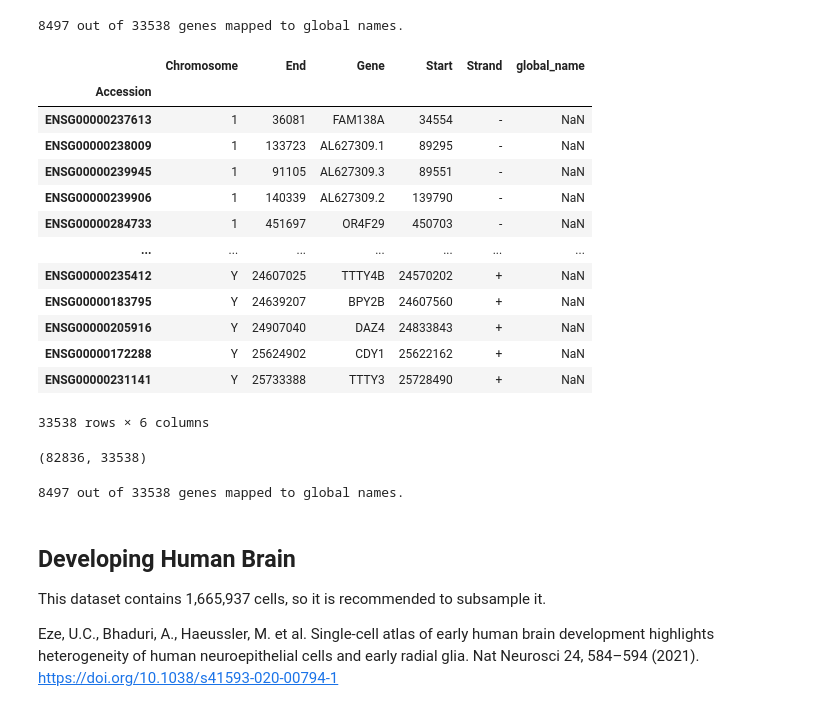
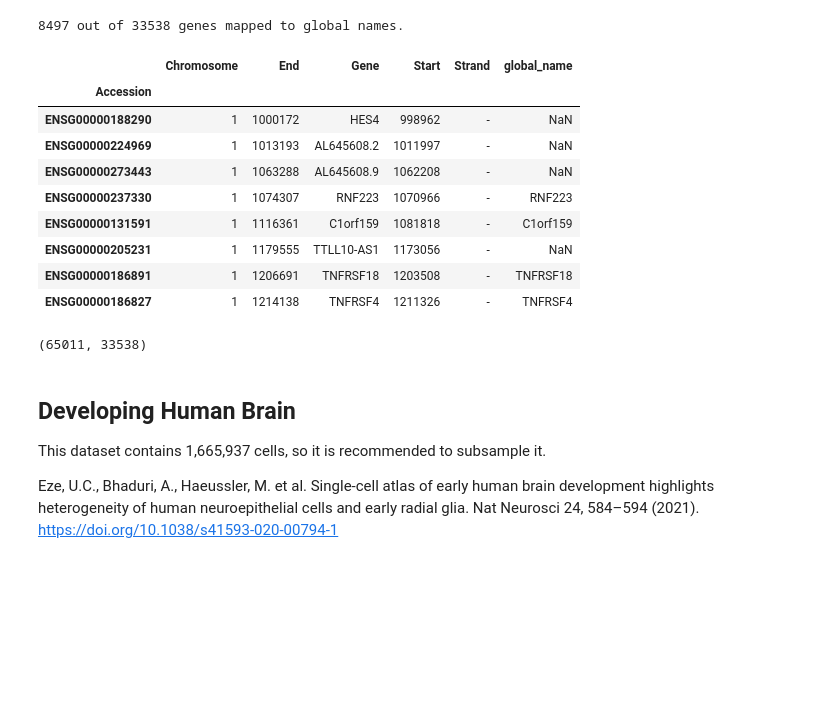
Before and after one commit to raqcoss/NMR-snRNA-seq, a Jupyter notebook: scanpy/merge_data.ipynb, the cells around one changed output. Cells and saved outputs as stored; diff of their text form; code cells hidden in the pictures; blank space fills up the shorter version.

```diff
--- a/scanpy/merge_data.ipynb
+++ b/scanpy/merge_data.ipynb
@@ -244,7 +250,7 @@ File already exists
 # %%
 # Stratified sampling to ensure all clusters are represented
 # Takes around 10 minutes to run
-def subsample_dataset(dataset_path,random_seed=71, fraction=0.02, min_per_cluster=34):
+def subsample_dataset(dataset_path,random_seed=71, fraction=0.05, min_per_cluster=34, filter_by=None):
     dirname = os.path.dirname(dataset_path)
     basename = os.path.basename(dataset_path)
     subset_path = os.path.join(dirname,f"{basename.split(r'[-.]')[0]}_subset{random_seed}.h5ad")
@@ -259,6 +265,10 @@ def subsample_dataset(dataset_path,random_seed=71, fraction=0.02, min_per_cluste
 
         # Step 1. Open dataset in backed mode
         adata_backed = sc.read_h5ad(dataset_path, backed="r")
+        if filter_by != None:
+            if filter_by in adata_backed.obs.columns:
+                adata_backed = adata_backed[adata_backed.obs[filter_by].str.contains(r'[Cc]ortex|[Hh]ippocampus|[Mm]idbrain',regex=True)]
+            else: return NameError(filter_by)
 
         n_cells = adata_backed.n_obs
         target_size = int(n_cells * fraction)
@@ -303,5 +313,5 @@ def subsample_dataset(dataset_path,random_seed=71, fraction=0.02, min_per_cluste
         return human_data
 # %%
 human_data = subsample_dataset('/home/raquelcr/scanpy/ann_datasets/human_adult_GRCh38-3.0.0.h5ad'
-                               ,random_seed=71, fraction=0.02, min_per_cluster=34)
+                               ,random_seed=37, fraction=0.03, min_per_cluster=20, filter_by='dissection')
 # %% [output]
@@ -313,0 +335,5 @@ Sampled dataset: 82836 × 33538
+# %%
+human_data.obs['region']=None
+human_data.obs.loc[human_data.obs['dissection'].str.contains(r'[Cc]ortex', regex=True), 'region'] = "cerebral cortex"
+human_data.obs.loc[human_data.obs['dissection'].str.contains(r'[Hh]ippocampus', regex=True), 'region'] = "hippocampus"
+human_data.obs.loc[human_data.obs['dissection'].str.contains(r'[Mm]idbrain', regex=True), 'region'] = "midbrain"
@@ -397,30 +432,22 @@ print(f"{str(human_data.var['global_name'].notna().sum())} out of {human_data.va
 # %% [output]
 8497 out of 33538 genes mapped to global names.
 # %%
-human_data.var
+human_data.var[12:20]
 # %% [output]
 |  | Chromosome | End | Gene | Start | Strand | global_name |
 | Accession |  |  |  |  |  |  |
-| ENSG00000237613 | 1 | 36081 | FAM138A | 34554 | - | NaN |
-| ENSG00000238009 | 1 | 133723 | AL627309.1 | 89295 | - | NaN |
-| ENSG00000239945 | 1 | 91105 | AL627309.3 | 89551 | - | NaN |
-| ENSG00000239906 | 1 | 140339 | AL627309.2 | 139790 | - | NaN |
-| ENSG00000284733 | 1 | 451697 | OR4F29 | 450703 | - | NaN |
-| ... | ... | ... | ... | ... | ... | ... |
-| ENSG00000235412 | Y | 24607025 | TTTY4B | 24570202 | + | NaN |
-| ENSG00000183795 | Y | 24639207 | BPY2B | 24607560 | + | NaN |
-| ENSG00000205916 | Y | 24907040 | DAZ4 | 24833843 | + | NaN |
-| ENSG00000172288 | Y | 25624902 | CDY1 | 25622162 | + | NaN |
-| ENSG00000231141 | Y | 25733388 | TTTY3 | 25728490 | + | NaN |
+| ENSG00000188290 | 1 | 1000172 | HES4 | 998962 | - | NaN |
+| ENSG00000224969 | 1 | 1013193 | AL645608.2 | 1011997 | - | NaN |
+| ENSG00000273443 | 1 | 1063288 | AL645608.9 | 1062208 | - | NaN |
+| ENSG00000237330 | 1 | 1074307 | RNF223 | 1070966 | - | RNF223 |
+| ENSG00000131591 | 1 | 1116361 | C1orf159 | 1081818 | - | C1orf159 |
+| ENSG00000205231 | 1 | 1179555 | TTLL10-AS1 | 1173056 | - | NaN |
+| ENSG00000186891 | 1 | 1206691 | TNFRSF18 | 1203508 | - | TNFRSF18 |
+| ENSG00000186827 | 1 | 1214138 | TNFRSF4 | 1211326 | - | TNFRSF4 |
-33538 rows × 6 columns
 # %%
 human_data.shape
 # %% [output]
-(82836, 33538)
+(65011, 33538)
-# %%
-print(f"{str(human_data.var['global_name'].notna().sum())} out of {human_data.var.shape[0]} genes mapped to global names.")
-# %% [output]
-8497 out of 33538 genes mapped to global names.
 # %% [markdown]
 ## Developing Human Brain
 
```
Also changed, not shown: parts of 27 cells of this notebook, 12 other files.
